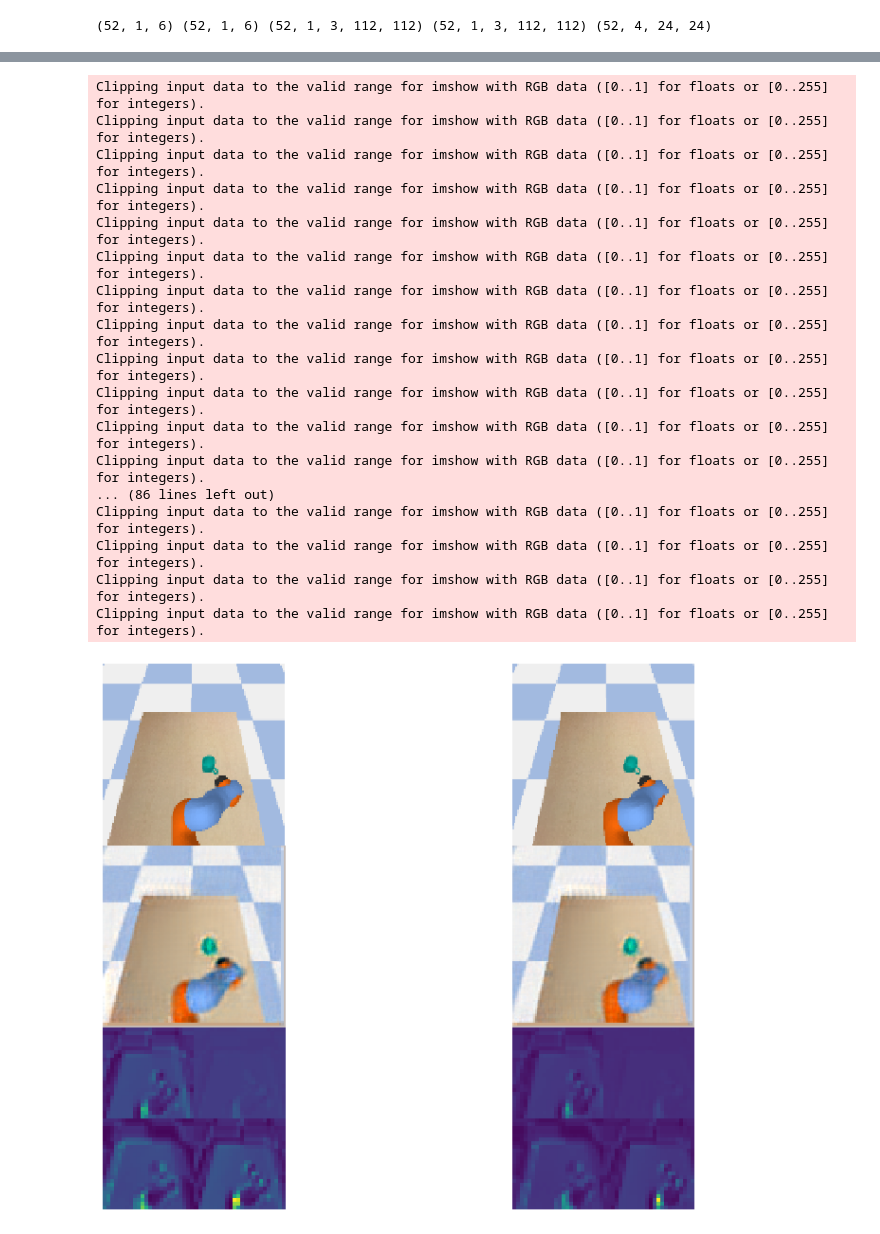
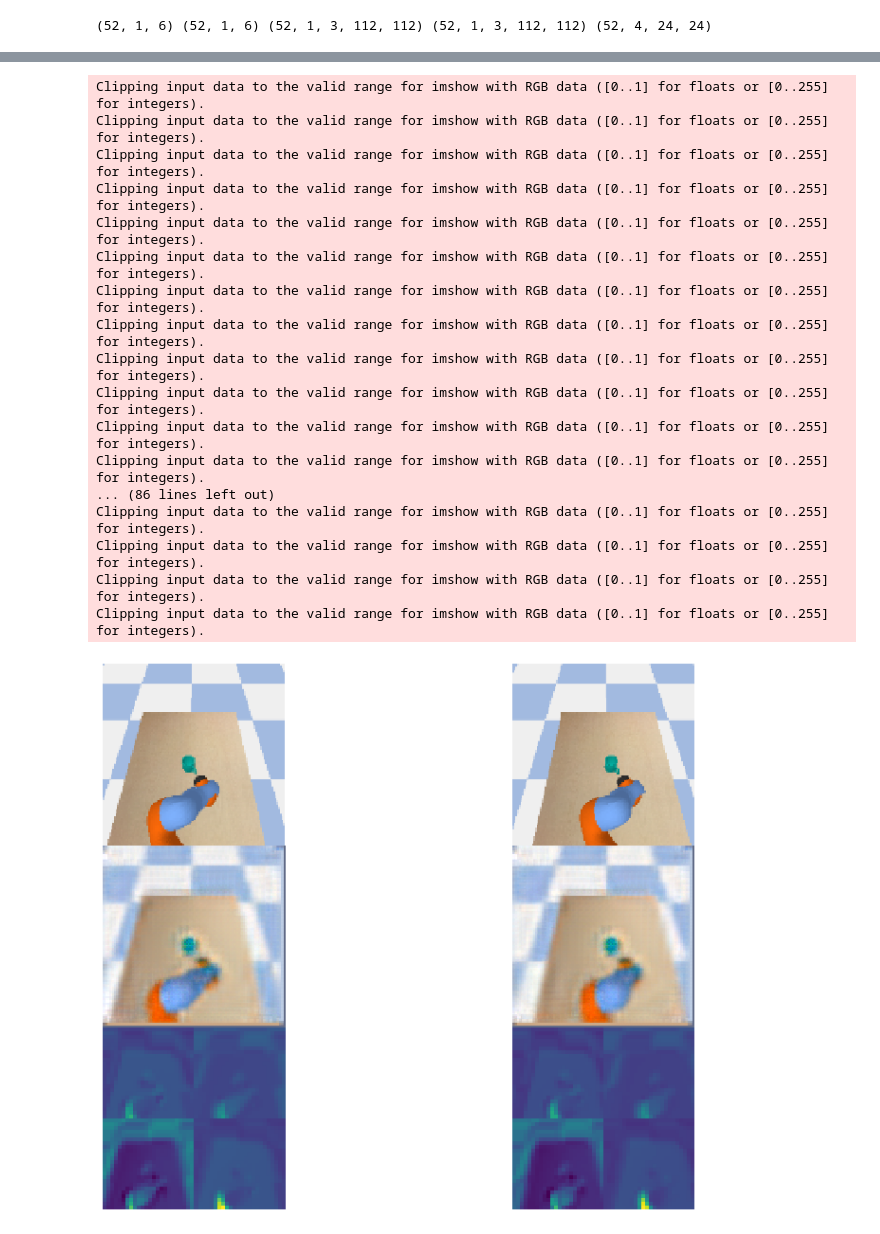
Before and after one commit to bocaikun/stereo_robot, a Jupyter notebook: tester_stereo_hiruma_cup.ipynb, the cells around one changed output, grey strips where cells are left out. Saved outputs shown, nothing was run; the diff lists cells and outputs as text; code cells hidden in the pictures.

```diff
--- a/tester_stereo_hiruma_cup.ipynb
+++ b/tester_stereo_hiruma_cup.ipynb
@@ -54,8 +54,8 @@ Load Data done
 [figure]
 # %%
 # model path
-training_id = "20220604_015516"
-model_path = 'D:/logs/stereo/%s/models/model_final.pth'%(training_id)
+training_id = "20220604_140628"
+model_path = 'D:/logs/stereo/%s/models/model_550.pth'%(training_id)
 print("model_path:", model_path)
 
 # load model
@@ -90,7 +90,7 @@ with torch.no_grad():
     pos = []
     left_map = []
     right_map = []
-    for test_left, test_right, test_position in test_dataloader:
+    for test_left, test_right, test_position in train_dataloader:
         model.eval()
         test_loss, test_position_loss, test_left_loss, test_right_loss = 0., 0., 0., 0.
         test_rnn_hidden = None
@@ -100,10 +100,9 @@ with torch.no_grad():
         for steps in range(49+3):
             if steps < 3:
                 steps = 0
-                t_test_position = test_position[:,steps,:]
             else:
                 steps = steps-3
-            t_test_position = t_test_position
+            t_test_position = test_position[:,steps,:]
             t_test_left = test_left[:,steps,:]
             t_test_right = test_right[:,steps,:]
 
@@ -198,32 +197,32 @@ def anim_update(i):
         left_up = np.concatenate([left_attmap[i][0], left_attmap[i][1]], axis=1)
         left_down = np.concatenate([left_attmap[i][2], left_attmap[i][3]], axis=1)
         left_sum = np.concatenate([left_up, left_down], axis=0)
 
         right_up = np.concatenate([right_attmap[i][0], right_attmap[i][1]], axis=1)
         right_down = np.concatenate([right_attmap[i][2], right_attmap[i][3]], axis=1)
         right_sum = np.concatenate([right_up, right_down], axis=0)
 
         axes_5.imshow(left_sum,interpolation='nearest')
         axes_6.imshow(right_sum,interpolation='nearest')
 
 ani = anm.FuncAnimation(figure, anim_update, interval=100, frames=50)
-ani.save('stereo_eval_test6.gif',writer = 'pillow')
+ani.save('stereo_eval_test8.gif',writer = 'pillow')
 # %% [output]
 Clipping input data to the valid range for imshow with RGB data ([0..1] for floats or [0..255] for integers).
 Clipping input data to the valid range for imshow with RGB data ([0..1] for floats or [0..255] for integers).
 Clipping input data to the valid range for imshow with RGB data ([0..1] for floats or [0..255] for integers).
 Clipping input data to the valid range for imshow with RGB data ([0..1] for floats or [0..255] for integers).
 Clipping input data to the valid range for imshow with RGB data ([0..1] for floats or [0..255] for integers).
 Clipping input data to the valid range for imshow with RGB data ([0..1] for floats or [0..255] for integers).
 Clipping input data to the valid range for imshow with RGB data ([0..1] for floats or [0..255] for integers).
 Clipping input data to the valid range for imshow with RGB data ([0..1] for floats or [0..255] for integers).
 Clipping input data to the valid range for imshow with RGB data ([0..1] for floats or [0..255] for integers).
 Clipping input data to the valid range for imshow with RGB data ([0..1] for floats or [0..255] for integers).
 Clipping input data to the valid range for imshow with RGB data ([0..1] for floats or [0..255] for integers).
 Clipping input data to the valid range for imshow with RGB data ([0..1] for floats or [0..255] for integers).
 ... (86 lines left out)
 Clipping input data to the valid range for imshow with RGB data ([0..1] for floats or [0..255] for integers).
 Clipping input data to the valid range for imshow with RGB data ([0..1] for floats or [0..255] for integers).
 Clipping input data to the valid range for imshow with RGB data ([0..1] for floats or [0..255] for integers).
 Clipping input data to the valid range for imshow with RGB data ([0..1] for floats or [0..255] for integers).
-[figure, old version]
+[figure, new version]
```
Also changed, not shown: parts of 3 cells of this notebook, 34 other files.
